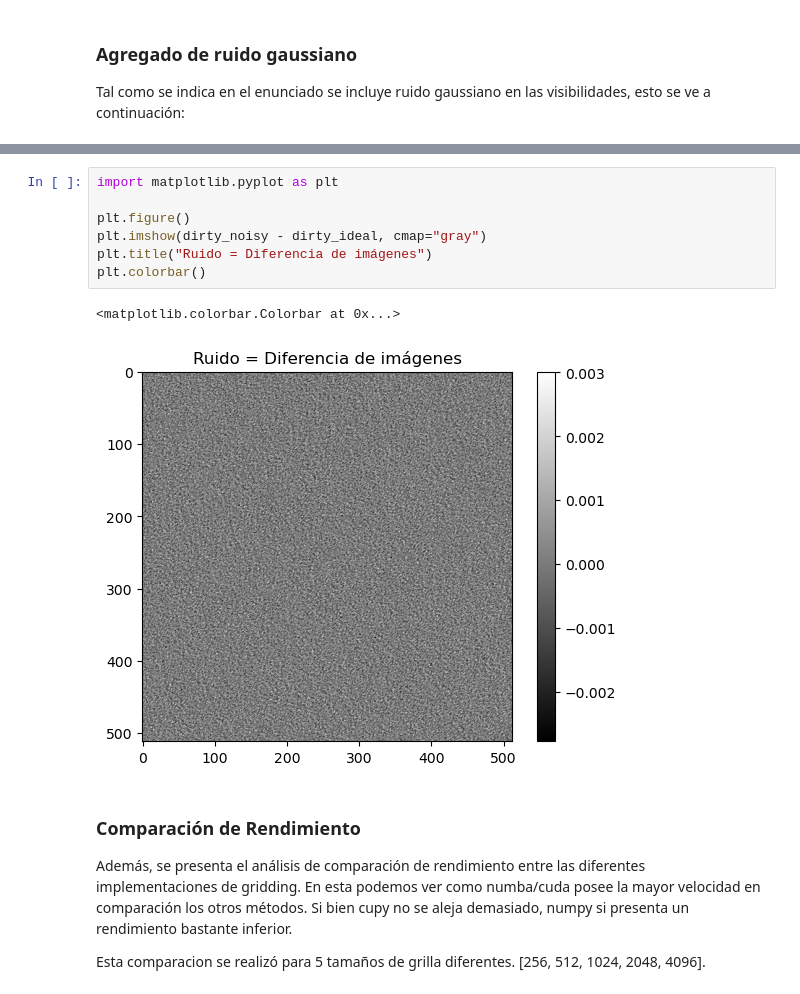
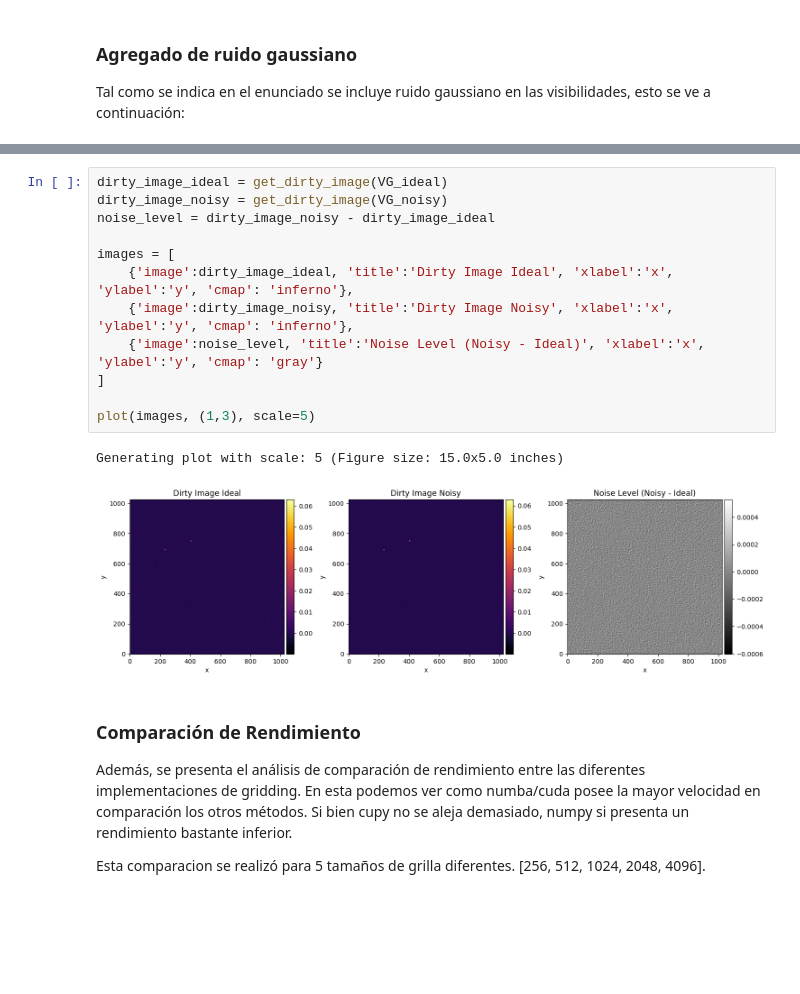
Before and after one commit to Mieres7/RadioInterferometry, a Jupyter notebook: lab2/laboratory2.ipynb, the cells around one changed output, grey strips where cells are left out. Saved outputs shown, nothing was run; the diff lists cells and outputs as text; blank space fills up the shorter version.

```diff
--- a/lab2/laboratory2.ipynb
+++ b/lab2/laboratory2.ipynb
@@ -112,13 +103,18 @@ dirty_noisy = plot_dirty_image(VG_noisy, grid_config['du'])
-# %%
-import matplotlib.pyplot as plt
-
-plt.figure()
-plt.imshow(dirty_noisy - dirty_ideal, cmap="gray")
-plt.title("Ruido = Diferencia de imágenes")
-plt.colorbar()
-# %% [output]
-<matplotlib.colorbar.Colorbar at 0x...>
-[figure, removed]
+# %%
+dirty_image_ideal = get_dirty_image(VG_ideal)
+dirty_image_noisy = get_dirty_image(VG_noisy)
+noise_level = dirty_image_noisy - dirty_image_ideal
+
+images = [
+    {'image':dirty_image_ideal, 'title':'Dirty Image Ideal', 'xlabel':'x', 'ylabel':'y', 'cmap': 'inferno'},
+    {'image':dirty_image_noisy, 'title':'Dirty Image Noisy', 'xlabel':'x', 'ylabel':'y', 'cmap': 'inferno'},
+    {'image':noise_level, 'title':'Noise Level (Noisy - Ideal)', 'xlabel':'x', 'ylabel':'y', 'cmap': 'gray'}
+]
+
+plot(images, (1,3), scale=5)
+# %% [output]
+Generating plot with scale: 5 (Figure size: 15.0x5.0 inches)
+[figure, added]
 # %% [markdown]
 ### Comparación de Rendimiento
 
```
Also changed, not shown: parts of 26 cells of this notebook, 4 other files.
